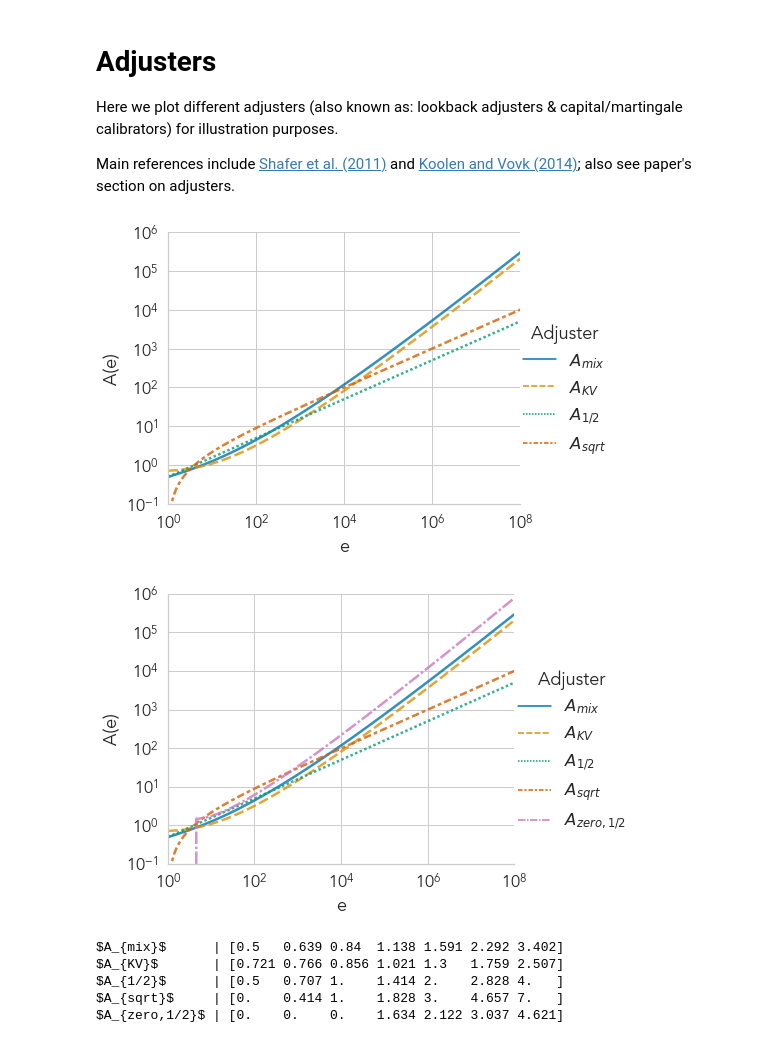
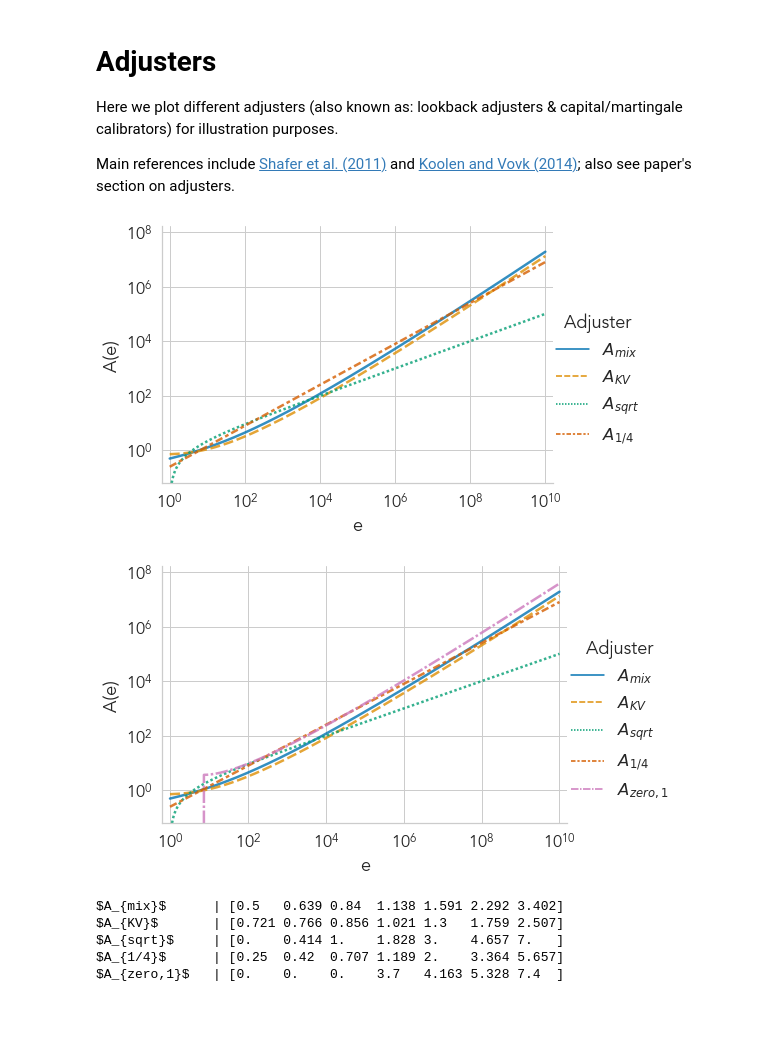
Before and after one commit to yjchoe/CombiningEvidenceAcrossFiltrations, a Jupyter notebook: nb_adjusters.ipynb, the cells around one changed output. Cells and saved outputs as stored; diff of their text form; code cells hidden in the pictures; blank space fills up the shorter version.

```diff
--- a/nb_adjusters.ipynb
+++ b/nb_adjusters.ipynb
@@ -13,20 +13,22 @@ import seaborn as sns
 import ecombine as ec
 # %%
 ec.set_theme()
+
+MAX_EXP = 10
 # %%
 adjuster_fns = {
     r"$A_{mix}$": ec.adjuster,
     # r"$A_{mix2}$": lambda e: (e - 1 - np.log(e + 1e-8)) / (np.log(e + 1e-8) ** 2),  # closed form
     r"$A_{KV}$": lambda e: ec.adjuster(e, use_kv=True),
-    r"$A_{1/2}$": lambda e: ec.adjuster(e, kappa=1/2),
-    # r"$A_{1/4}$": lambda e: ec.adjuster(e, kappa=1/4),
     r"$A_{sqrt}$": lambda e: np.sqrt(e) - 1,
+    # r"$A_{1/2}$": lambda e: ec.adjuster(e, kappa=1/2),
+    r"$A_{1/4}$": lambda e: ec.adjuster(e, kappa=1/4),
     # r"$A_{zero,1/4}$": lambda e: ec.adjuster(e, kappa=1/4, use_zero=True),
-    r"$A_{zero,1/2}$": lambda e: ec.adjuster(e, kappa=1/2, use_zero=True),
-    # r"$A_{zero,1}$": lambda e: ec.adjuster(e, kappa=1, use_zero=True),
+    # r"$A_{zero,1/2}$": lambda e: ec.adjuster(e, kappa=1/2, use_zero=True),
+    r"$A_{zero,1}$": lambda e: ec.adjuster(e, kappa=1, use_zero=True),
 }
 # %%
-def plot_adjusters(adjuster_fns: dict, max_exp=6):
+def plot_adjusters(adjuster_fns: dict, max_exp=MAX_EXP):
     """Plot different adjuster functions on log-scale axis using seaborn."""
     e = np.logspace(0, max_exp, 1000)
     y = np.array([fn(e) for _, fn in adjuster_fns.items()])
@@ -49,25 +51,28 @@ def plot_adjusters(adjuster_fns: dict, max_exp=6):
     fg.set(
         xscale='log',
         yscale='log',
-        xlim=(1, 10 ** max_exp),
-        ylim=(1e-1, 10 ** (max_exp - 2)),
+        xlim=(10 ** -0.2, 10 ** (max_exp + 0.2)),
+        ylim=(10 ** -1.2, 10 ** (max_exp - 2 + 0.2)),
+        xticks=[10 ** i for i in range(0, max_exp + 1, 2)],
+        yticks=[10 ** i for i in range(0, max_exp - 1, 2)],
     )
     return fg
 # %%
+# exclude the zero adjuster
 fg = plot_adjusters({k: v for k, v in adjuster_fns.items()
-                     if "zero" not in k}, max_exp=8)
+                     if "zero" not in k}, max_exp=MAX_EXP)
 fg.savefig("plots/adjusters.png", dpi=350)
 fg.savefig("plots/adjusters.pdf", dpi=350)
 # %% [output]
-[figure, old version]
+[figure, new version]
 # %%
 # include zero adjusters, exclude some others
 fg = plot_adjusters({k: v for k, v in adjuster_fns.items()
-                     if any(kw in k for kw in ["zero", "mix", "KV", "sqrt", "1/2"])}, max_exp=8)
+                     if any(kw in k for kw in ["zero", "mix", "KV", "sqrt", "1/2", "1/4"])}, max_exp=MAX_EXP)
 fg.savefig("plots/adjusters_zero.png", dpi=350)
 fg.savefig("plots/adjusters_zero.pdf", dpi=350)
 # %% [output]
-[figure, old version]
+[figure, new version]
 # %%
 # print values at smaller values
 e_vals = np.array([1., 2., 4., 8., 16., 32., 64.])
@@ -77,6 +82,6 @@ for adj_name, adj_fn in adjuster_fns.items():
 # %% [output]
 $A_{mix}$      | [0.5   0.639 0.84  1.138 1.591 2.292 3.402]
 $A_{KV}$       | [0.721 0.766 0.856 1.021 1.3   1.759 2.507]
-$A_{1/2}$      | [0.5   0.707 1.    1.414 2.    2.828 4.   ]
 $A_{sqrt}$     | [0.    0.414 1.    1.828 3.    4.657 7.   ]
-$A_{zero,1/2}$ | [0.    0.    0.    1.634 2.122 3.037 4.621]
+$A_{1/4}$      | [0.25  0.42  0.707 1.189 2.    3.364 5.657]
+$A_{zero,1}$   | [0.    0.    0.    3.7   4.163 5.328 7.4  ]
```
Also changed, not shown: 19 other files.
